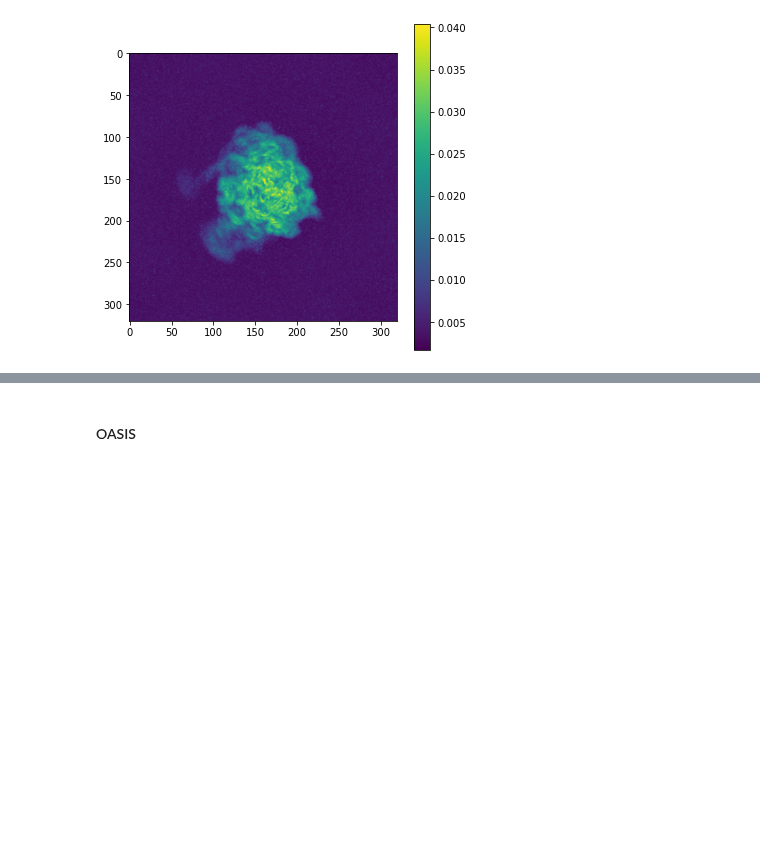
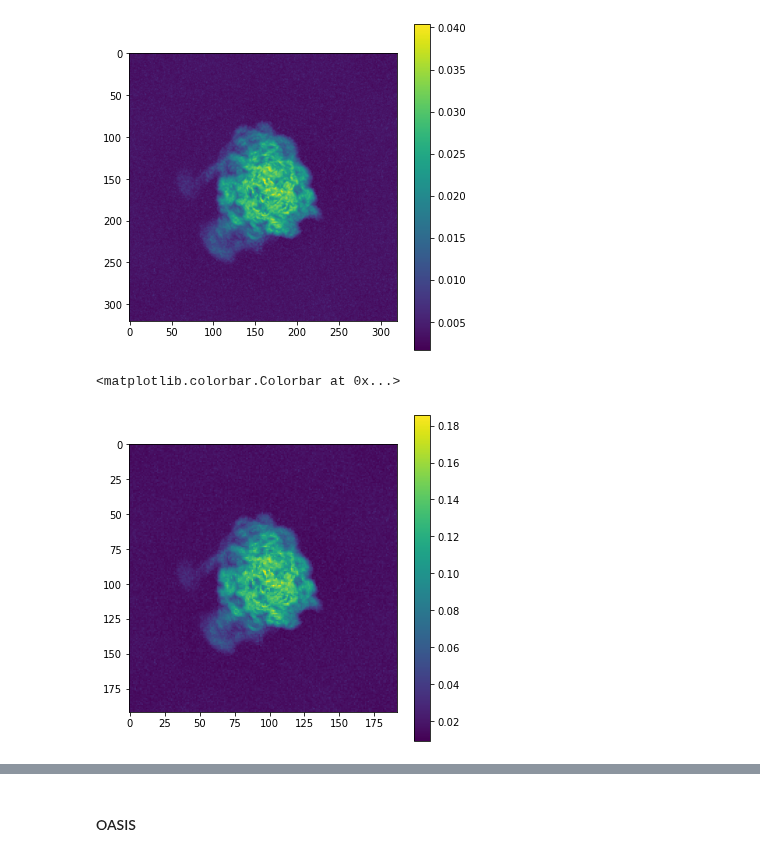
Before and after one commit to bogdantoader/simplecryoem, a Jupyter notebook: nb/Higher_stochastic.ipynb, the cells around one changed output, grey strips where cells are left out. Cells and saved outputs as stored; diff of their text form; code cells hidden in the pictures; blank space fills up the shorter version.

```diff
--- a/nb/Higher_stochastic.ipynb
+++ b/nb/Higher_stochastic.ipynb
@@ -689,10 +582,18 @@ with mrcfile.new(f"{out_dir}/v_rec_lbfgs_nn_{N_iters}_nx.mrc", overwrite=True) a
 v_lbfgs_nx = jnp.fft.fftn(jnp.fft.ifftshift(vr_lbfgs_nx))
 # %%
 # Load
-with mrcfile.open(f"{out_dir}//v_rec_lbfgs_{N_iters}_nx.mrc") as mrc:
+nnstring = "nn_"
+
+with mrcfile.open(f"{out_dir}//v_rec_lbfgs_{nnstring}{N_iters}_nx.mrc") as mrc:
     vr_lbfgs_loaded = mrc.data
 
 v_lbfgs_loaded = jnp.fft.fftn(jnp.fft.fftshift((vr_lbfgs_loaded)))
+# %%
+mip_z(vr_lbfgs_loaded)
+plt.colorbar()
+# %% [output]
+<matplotlib.colorbar.Colorbar at 0x...>
+[figure, added]
 # %%
 vrerr = jnp.abs(v_lbfgs - v_lbfgs_loaded)
 print(jnp.max(vrerr)/jnp.max(jnp.abs(v_lbfgs)))
```
Also changed, not shown: parts of 19 cells of this notebook.
